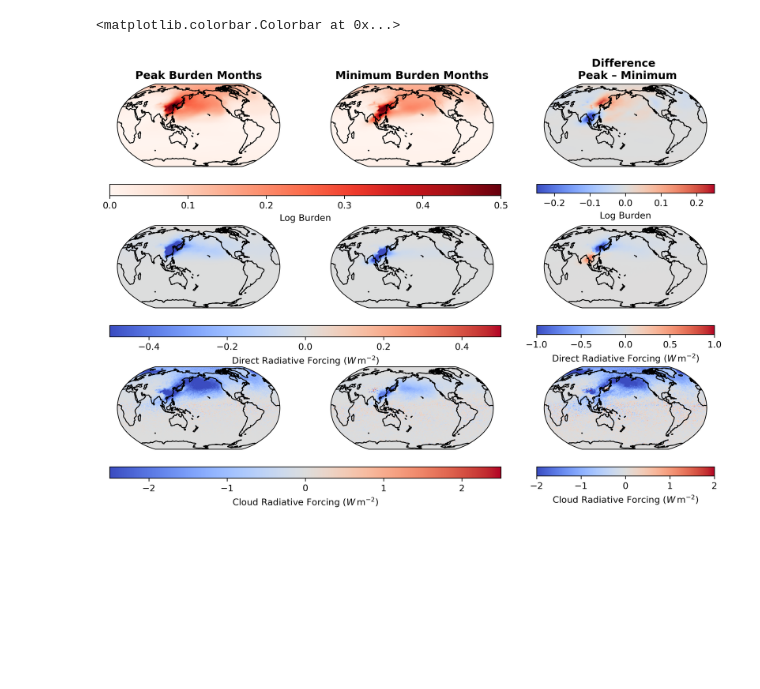
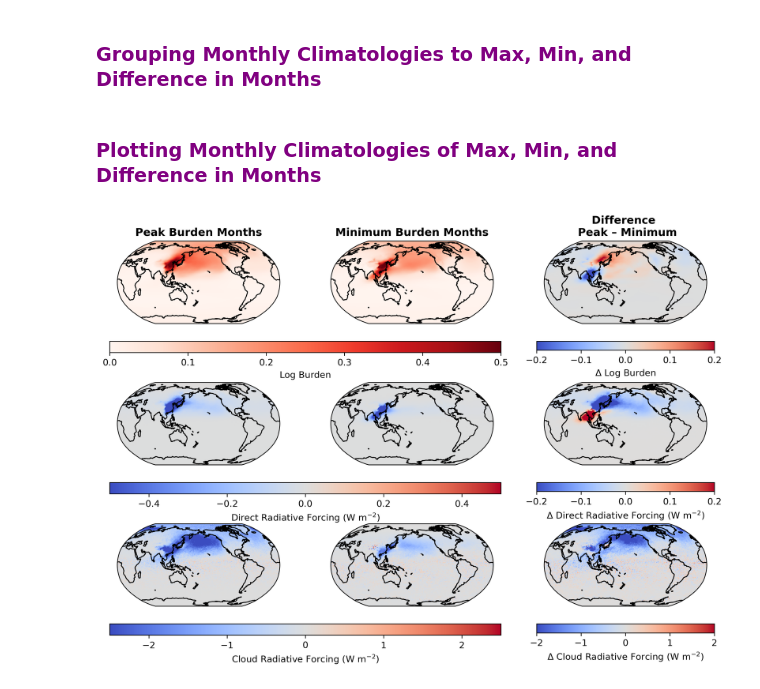
Before and after one commit to jazweifel/Sulfate_Analysis, a Jupyter notebook: Maps_burden_and_forcing.ipynb, the cells around one changed output. Saved outputs shown, nothing was run; the diff lists cells and outputs as text; code cells hidden in the pictures; blank space fills up the shorter version.

```diff
--- a/Maps_burden_and_forcing.ipynb
+++ b/Maps_burden_and_forcing.ipynb
@@ -15,9 +25,6 @@ FSNTOAC_d2  = load_variable_for_all_years('h0', 'FSNTOAC_d2')    # W m-2 (clean&
 # %%
-diff_BURDENSO4 = np.log10(BURDENSO4['2006']) - np.log10(BURDENSO4['1970'])
-BURDENSO4_monthly = diff_BURDENSO4.groupby('time.month').mean().roll(month=-1)
+BURDENSO4_monthly = (np.log10(BURDENSO4['2006']) - np.log10(BURDENSO4['1970'])).groupby('time.month').mean().roll(month=-1)
 
-direct_aerosol_forcing = (FSNTOA['2006'] - FSNTOA_d2['2006']) - (FSNTOA['1970'] - FSNTOA_d2['1970'])
-direct_monthly = direct_aerosol_forcing.groupby('time.month').mean().roll(month=-1)
+direct_monthly = ((Base['2006'] - Clean['2006']) - (Base['1970'] - Clean['1970'])).groupby('time.month').mean().roll(month=-1)
 
-cloud_aerosol_forcing = (FSNTOA_d2['2006'] - FSNTOAC_d2['2006'])- (FSNTOA_d2['1970'] - FSNTOAC_d2['2006'])
-cloud_monthly = cloud_aerosol_forcing.groupby('time.month').mean().roll(month=-1)
+cloud_monthly = ((Clean['2006'] - Clean_Clear['2006'])- (Clean['1970'] - Clean_Clear['2006'])).groupby('time.month').mean().roll(month=-1)
@@ -42,38 +31,62 @@ lat = xr.open_dataarray('/glade/derecho/scratch/jzweifel/Regional_Masks_And_Area
+# %% [markdown]
+### <span style="color:purple"> Grouping Monthly Climatologies to Max, Min, and Difference in Months
+# %%
+def get_months(dataset, month_list_a, month_list_b):
+    dataset_a = dataset.sel(month=month_list_a).mean('month')
+    dataset_b = dataset.sel(month=month_list_b).mean('month')
+    diff = dataset_a - dataset_b
+    return dataset_a, dataset_b, diff
+
+
+peak_months = [4, 5, 6]
+min_months = [11, 12, 1]
+
+BURDENSO4_max, BURDENSO4_min, diff_BURDENSO4 = get_months(BURDENSO4_monthly, peak_months, min_months)
+
+direct_max, direct_min, diff_direct = get_months(direct_monthly, peak_months, min_months)
+
+cloud_max, cloud_min, diff_cloud = get_months(cloud_monthly, peak_months, min_months)
+# %% [markdown]
+### <span style="color:purple"> Plotting  Monthly Climatologies of Max, Min, and Difference in Months
 # %%
+lon = xr.open_dataarray('/glade/derecho/scratch/jzweifel/Regional_Masks_And_Area/dimension_files/model_dims/lon.nc')
+lat = xr.open_dataarray('/glade/derecho/scratch/jzweifel/Regional_Masks_And_Area/dimension_files/model_dims/lat.nc')
+
 fig, axs = plt.subplots(3, 3, figsize=(12, 8), subplot_kw={'projection': ccrs.Robinson(central_longitude=180)}, dpi=300)
 axs = axs.flatten()
 
 # Plotting
 m0 = axs[0].pcolormesh(lon, lat, BURDENSO4_max, transform=ccrs.PlateCarree(), vmin=0, vmax=0.5, cmap='Reds')
 m1 = axs[1].pcolormesh(lon, lat, BURDENSO4_min, transform=ccrs.PlateCarree(), vmin=0, vmax=0.5, cmap='Reds')
-m2 = axs[2].pcolormesh(lon, lat, diff_BURDENSO4, transform=ccrs.PlateCarree(), vmin=-0.25, vmax=0.25, cmap='coolwarm')
+m2 = axs[2].pcolormesh(lon, lat, diff_BURDENSO4, transform=ccrs.PlateCarree(), vmin=-0.2, vmax=0.2, cmap='coolwarm')
 
 m3 = axs[3].pcolormesh(lon, lat, direct_max, transform=ccrs.PlateCarree(), vmin=-0.5, vmax=0.5, cmap='coolwarm')
 m4 = axs[4].pcolormesh(lon, lat, direct_min, transform=ccrs.PlateCarree(), vmin=-0.5, vmax=0.5, cmap='coolwarm')
-m5 = axs[5].pcolormesh(lon, lat, diff_direct, transform=ccrs.PlateCarree(), vmin=-1.0, vmax=1.0, cmap='coolwarm')
+m5 = axs[5].pcolormesh(lon, lat, diff_direct, transform=ccrs.PlateCarree(), vmin=-0.2, vmax=0.2, cmap='coolwarm')
 
 m6 = axs[6].pcolormesh(lon, lat, cloud_max, transform=ccrs.PlateCarree(), vmin=-2.5, vmax=2.5, cmap='coolwarm')
 m7 = axs[7].pcolormesh(lon, lat, cloud_min, transform=ccrs.PlateCarree(), vmin=-2.5, vmax=2.5, cmap='coolwarm')
 m8 = axs[8].pcolormesh(lon, lat, diff_cloud, transform=ccrs.PlateCarree(), vmin=-2.0, vmax=2.0, cmap='coolwarm')
 
 # Add coastlines
 for ax in axs:
     ax.add_feature(cfeature.COASTLINE)
 
 # Column titles
 axs[0].set_title("Peak Burden Months", fontsize=12, weight='bold')
 axs[1].set_title("Minimum Burden Months", fontsize=12, weight='bold')
 axs[2].set_title("Difference \n Peak – Minimum", fontsize=12, weight='bold')
 
 # Colorbars
 fig.colorbar(m0, aspect=35, pad=0.15, ax=[axs[0], axs[1]], orientation='horizontal', label='Log Burden')
-fig.colorbar(m2, pad=0.15, ax=[axs[2]], orientation='horizontal',label='Log Burden')
+fig.colorbar(m2, pad=0.15, ax=[axs[2]], orientation='horizontal',label='$\Delta$ Log Burden')
 
-fig.colorbar(m3, aspect=35, pad=0.15, ax=[axs[3], axs[4]], orientation='horizontal', label='Direct Radiative Forcing ($W\,\mathrm{m}^{-2}$)')
-fig.colorbar(m5, pad=0.15, ax=[axs[5]], orientation='horizontal', label='Direct Radiative Forcing ($W\,\mathrm{m}^{-2}$)')
+fig.colorbar(m3, aspect=35, pad=0.15, ax=[axs[3], axs[4]], orientation='horizontal', label='Direct Radiative Forcing (W m$^{-2}$)')
+fig.colorbar(m5, pad=0.15, ax=[axs[5]], orientation='horizontal', label='$\Delta$ Direct Radiative Forcing (W m$^{-2}$)')
 
-fig.colorbar(m6, aspect=35, pad=0.15, ax=[axs[6], axs[7]], orientation='horizontal', label='Cloud Radiative Forcing ($W\,\mathrm{m}^{-2}$)')
-fig.colorbar(m8, pad=0.15, ax=[axs[8]], orientation='horizontal', label='Cloud Radiative Forcing ($W\,\mathrm{m}^{-2}$)')
+fig.colorbar(m6, aspect=35, pad=0.15, ax=[axs[6], axs[7]], orientation='horizontal', label='Cloud Radiative Forcing (W m$^{-2}$)')
+fig.colorbar(m8, pad=0.15, ax=[axs[8]], orientation='horizontal', label='$\Delta$ Cloud Radiative Forcing (W m$^{-2}$)')
+
+plt.show()
 # %% [output]
-<matplotlib.colorbar.Colorbar at 0x...>
-[figure, old version]
+[figure, new version]
```
Also changed, not shown: parts of 7 cells of this notebook, 1 other file.
